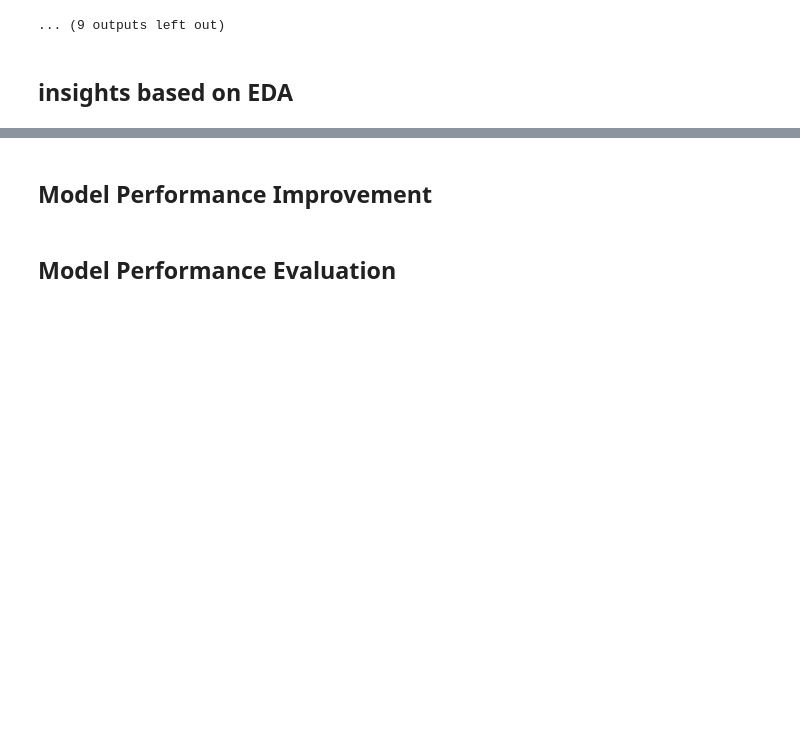
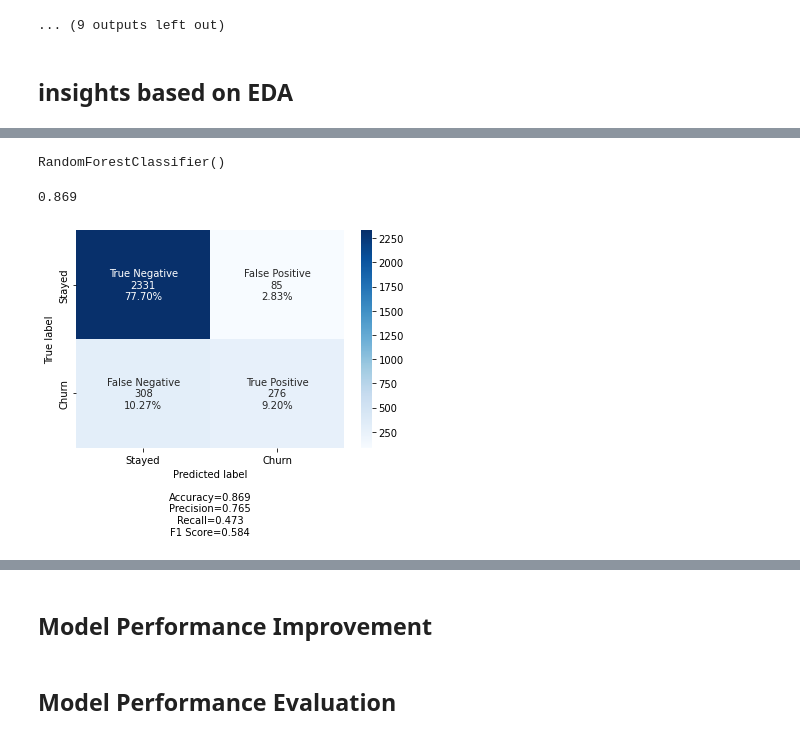
Before and after one commit to cfreeman22/BankChurnPrediction, a Jupyter notebook: BankChurn.ipynb, the cells around one changed output, grey strips where cells are left out. Cells and saved outputs as stored; diff of their text form; code cells hidden in the pictures; blank space fills up the shorter version.

```diff
--- a/BankChurn.ipynb
+++ b/BankChurn.ipynb
@@ -299,0 +385,11 @@ ____________________
+# %%
+from sklearn.preprocessing import StandardScaler
+
+# Define the scaler
+scaler = StandardScaler().fit(X_train)
+
+# Scale the train set
+X_train = scaler.transform(X_train)
+
+# Scale the test set
+X_test = scaler.transform(X_test)
@@ -301,0 +432,13 @@ ____________________
+# %%
+random_forest = RandomForestClassifier(n_estimators=100)
+# %%
+# Pandas Series.ravel() function returns the flattened underlying data as an ndarray.
+random_forest.fit(X_train,y_train.ravel())    # np.ravel() Return a contiguous flattened array
+# %% [output]
+RandomForestClassifier()
+# %%
+y_pred = random_forest.predict(X_test)
+# %%
+random_forest.score(X_test,y_test)
+# %% [output]
+0.869
@@ -301,0 +527,10 @@ ____________________
+# %%
+cm1=confusion_matrix(y_test, y_pred)
+labels = ['True Negative','False Positive','False Negative','True Positive']
+categories = [ 'Stayed','Churn']
+make_confusion_matrix(cm1,
+                      group_names=labels,
+                      categories=categories,
+                      cmap='Blues')
+# %% [output]
+[figure, added]
```
Also changed, not shown: parts of 29 cells of this notebook.
